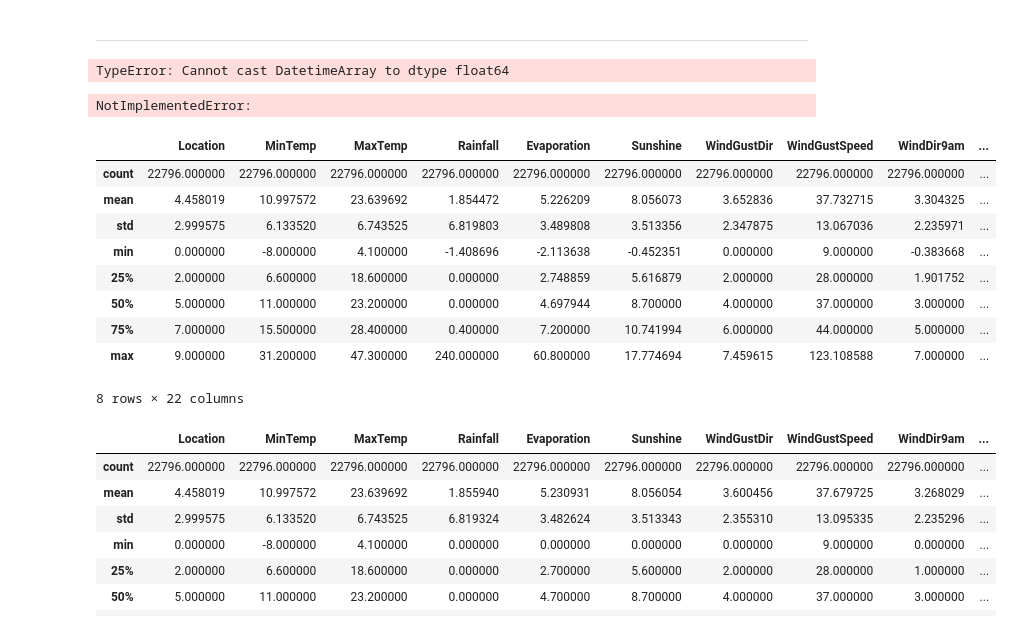
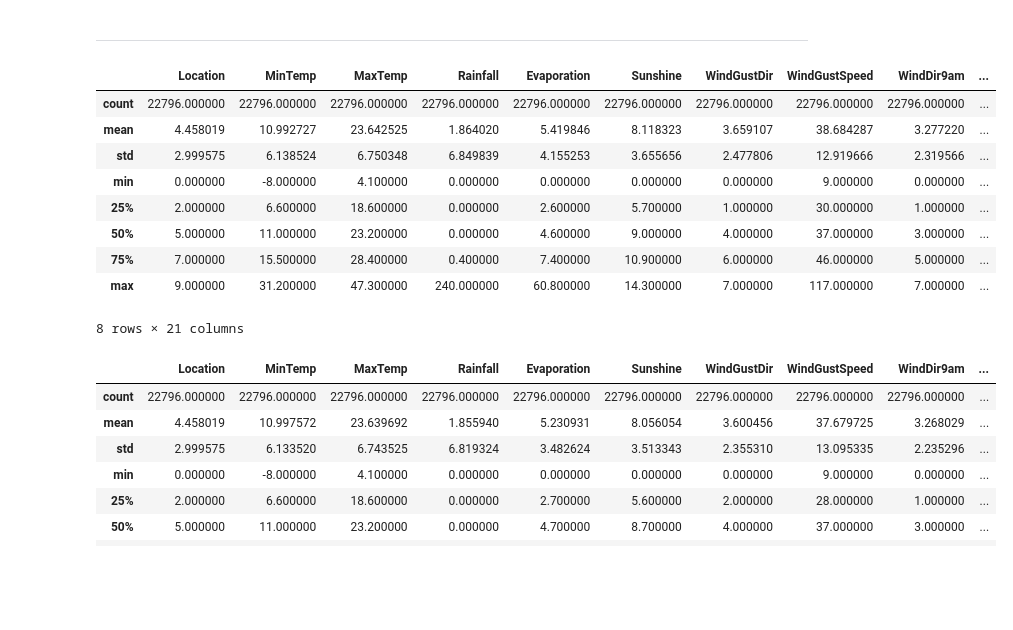
Before and after one commit to nacho-gonz/AA1-TUIA-Gonzalez-Noir, a Jupyter notebook: TP-ClasificacionAA1.ipynb, the cells around one changed output. Cells and saved outputs as stored; diff of their text form; code cells hidden in the pictures; blank space fills up the shorter version.

```diff
--- a/TP-ClasificacionAA1.ipynb
+++ b/TP-ClasificacionAA1.ipynb
@@ -251,7 +251,7 @@ x_test['WindDir9am'] = x_test['WindDir9am'].replace(puntos_8)
 x_test['WindDir3pm'] = x_test['WindDir3pm'].replace(puntos_8)
 # %%
 x_train_modif['Date'] = pd.to_datetime(x_train_modif['Date'])
-x_train_modif['week_year'] = pd.DatetimeIndex(x_train_modif['Date']).strftime('%U')
+x_train_modif['week_year'] = x_train_modif['Date'].dt.strftime('%U')
 
 x_test['Date'] = pd.to_datetime(x_test['Date'])
 x_test['week_year'] = x_test['Date'].dt.strftime('%U')
@@ -265,39 +265,41 @@ x_train_modif[['Location', 'WindGustDir', 'WindDir9am', 'WindDir3pm']] = enc.tra
 
 x_test[['Location', 'WindGustDir', 'WindDir9am', 'WindDir3pm']] = enc.transform(x_test[['Location', 'WindGustDir', 'WindDir9am', 'WindDir3pm']])
 
-# x_train_modif['week_year'] = x_train_modif['week_year'].astype(int)
+x_train_modif['week_year'] = x_train_modif['week_year'].astype(int)
+
+x_test['week_year'] = x_test['week_year'].astype(int)
+
+x_train_modif.index = x_train_modif['Date']
+x_test.index = x_test['Date']
 
 
-# x_train_modif.drop('Date', axis=1, inplace=True)
-# x_test.drop('Date', axis=1, inplace=True)
+x_train_modif.drop('Date', axis=1, inplace=True)
+x_test.drop('Date', axis=1, inplace=True)
 # %%
 x_train_codif = pd.get_dummies(data=x_train_modif ,columns=["RainToday"], drop_first=True)
 x_test_codif = pd.get_dummies(data=x_test, columns=["RainToday"], drop_first=True)
+# %%
+x_train_interpol_imp = x_train_codif.interpolate(method='time', axis=0)
+x_test_interpol_imp = x_test_codif.interpolate(method='time', axis=0)
 # %%
 reg = LinearRegression()
 
 imp_mean = IterativeImputer(estimator=reg, initial_strategy='median',imputation_order='roman' ,random_state=120931).set_output(transform='pandas')
-x_train_imputer = imp_mean.fit_transform(x_train_codif)
-x_test_imputer = imp_mean.transform(x_test_codif)
+x_train_iterative_imputer = imp_mean.fit_transform(x_train_codif)
+x_test_iterative_imputer = imp_mean.transform(x_test_codif)
-# %% [output]
-TypeError: Cannot cast DatetimeArray to dtype float64
-# %%
-x_train_imp_interpol = x_train_codif.interpolate(method='time', axis=0)
-# %% [output]
-NotImplementedError:
 # %%
-x_train_imputer.describe()
+x_train_interpol_imp.describe()
 # %% [output]
 |  | Location | MinTemp | MaxTemp | Rainfall | Evaporation | Sunshine | WindGustDir | WindGustSpeed | WindDir9am | ... |
 | count | 22796.000000 | 22796.000000 | 22796.000000 | 22796.000000 | 22796.000000 | 22796.000000 | 22796.000000 | 22796.000000 | 22796.000000 | ... |
-| mean | 4.458019 | 10.997572 | 23.639692 | 1.854472 | 5.226209 | 8.056073 | 3.652836 | 37.732715 | 3.304325 | ... |
-| std | 2.999575 | 6.133520 | 6.743525 | 6.819803 | 3.489808 | 3.513356 | 2.347875 | 13.067036 | 2.235971 | ... |
-| min | 0.000000 | -8.000000 | 4.100000 | -1.408696 | -2.113638 | -0.452351 | 0.000000 | 9.000000 | -0.383668 | ... |
-| 25% | 2.000000 | 6.600000 | 18.600000 | 0.000000 | 2.748859 | 5.616879 | 2.000000 | 28.000000 | 1.901752 | ... |
-| 50% | 5.000000 | 11.000000 | 23.200000 | 0.000000 | 4.697944 | 8.700000 | 4.000000 | 37.000000 | 3.000000 | ... |
-| 75% | 7.000000 | 15.500000 | 28.400000 | 0.400000 | 7.200000 | 10.741994 | 6.000000 | 44.000000 | 5.000000 | ... |
-| max | 9.000000 | 31.200000 | 47.300000 | 240.000000 | 60.800000 | 17.774694 | 7.459615 | 123.108588 | 7.000000 | ... |
+| mean | 4.458019 | 10.992727 | 23.642525 | 1.864020 | 5.419846 | 8.118323 | 3.659107 | 38.684287 | 3.277220 | ... |
+| std | 2.999575 | 6.138524 | 6.750348 | 6.849839 | 4.155253 | 3.655656 | 2.477806 | 12.919666 | 2.319566 | ... |
+| min | 0.000000 | -8.000000 | 4.100000 | 0.000000 | 0.000000 | 0.000000 | 0.000000 | 9.000000 | 0.000000 | ... |
+| 25% | 2.000000 | 6.600000 | 18.600000 | 0.000000 | 2.600000 | 5.700000 | 1.000000 | 30.000000 | 1.000000 | ... |
+| 50% | 5.000000 | 11.000000 | 23.200000 | 0.000000 | 4.600000 | 9.000000 | 4.000000 | 37.000000 | 3.000000 | ... |
+| 75% | 7.000000 | 15.500000 | 28.400000 | 0.400000 | 7.400000 | 10.900000 | 6.000000 | 46.000000 | 5.000000 | ... |
+| max | 9.000000 | 31.200000 | 47.300000 | 240.000000 | 60.800000 | 14.300000 | 7.000000 | 117.000000 | 7.000000 | ... |
-8 rows × 22 columns
+8 rows × 21 columns
 # %%
 def positivisar(df):
 
```
Also changed, not shown: parts of 6 cells of this notebook.
